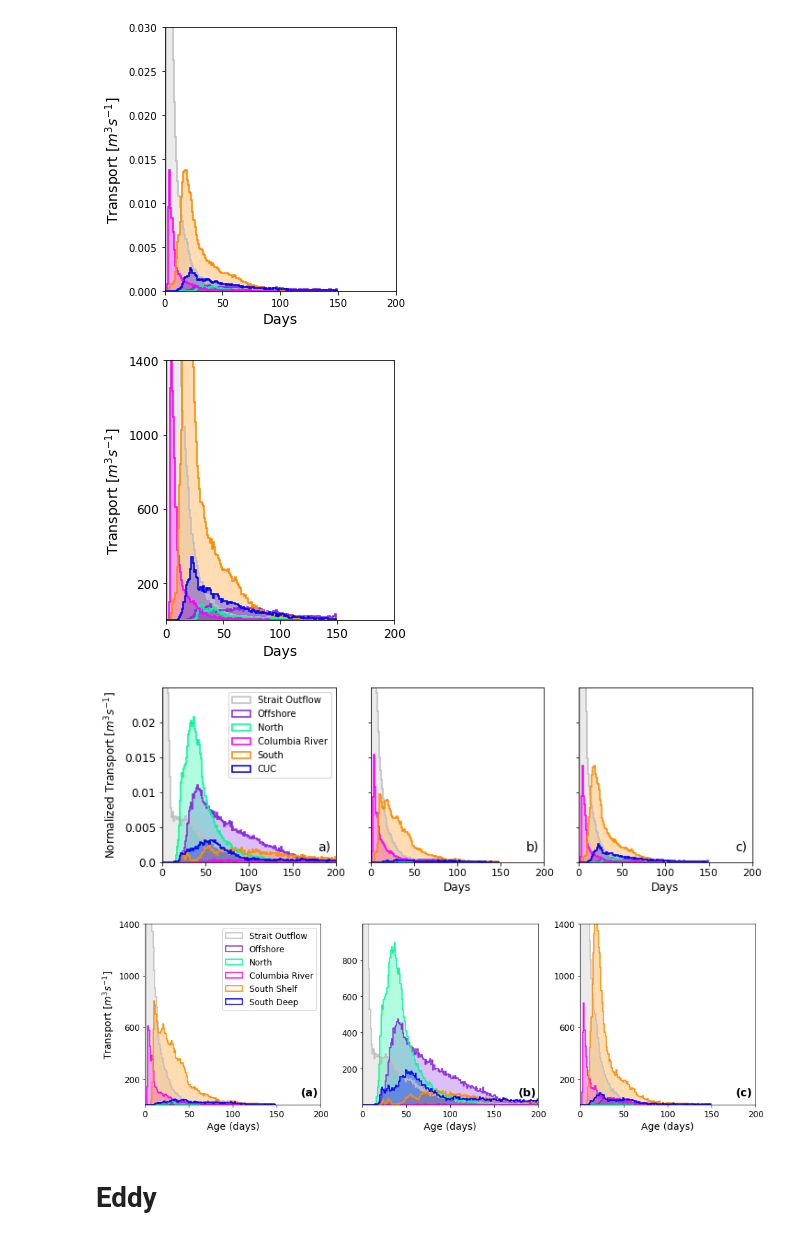
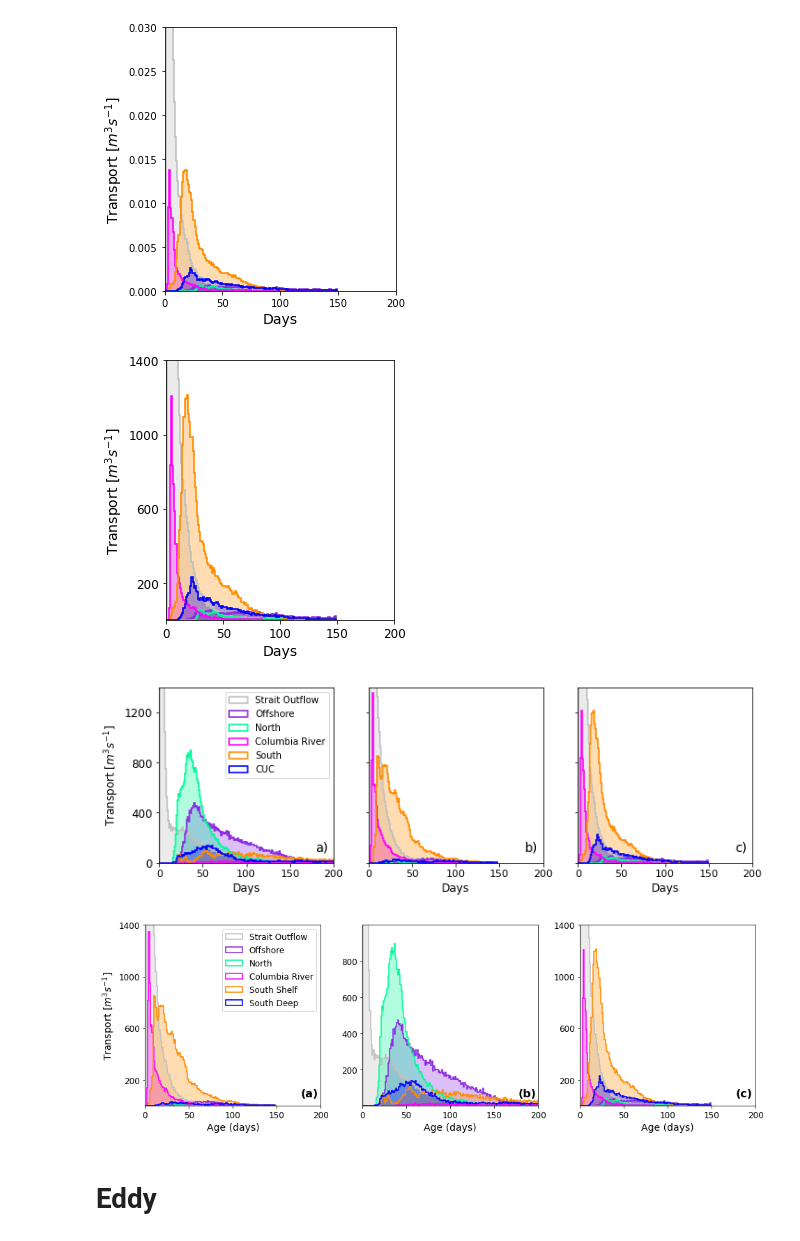
Before and after one commit to UBC-MOAD/analysis-becca, a Jupyter notebook: Ariane/TimeCIOPS.ipynb, the cells around one changed output. Drawn from its saved outputs; the diff is of its cells as text; code cells hidden in the pictures.

Commit message:
first review draft figure edits

```diff
--- a/Ariane/TimeCIOPS.ipynb
+++ b/Ariane/TimeCIOPS.ipynb
@@ -225,7 +228,7 @@ W17south_age = data.final_age[np.logical_or((data.final_section==Sshelf),(data.f
 W17fresh_age = data.final_age[np.logical_or((data.final_section==Sshelf),(data.final_section==Sslope)) & (data.final_x > offcut) & (data.final_salt < saltdiv) & (data.init_t >= win_start[0]) & (data.init_t <= win_end[-1])].astype('float')*to_days
 W17loop_age = data.final_age[(data.final_section==0) & (abs(data.init_t-data.final_t) > tide) & (data.init_t >= win_start[0]) & (data.init_t <= win_end[-1])].astype('float')*to_days
 # %%
-time = -(sum_start[2]) + (sum_end[-1]) + 1
+time = -(win_start[0]) + (win_end[-1]) + 1
 W17off_tr = data.final_transp[np.logical_or((data.final_section==Offshore),(data.final_section==Sslope)) & (data.final_x <= offcut) & (data.init_t >= win_start[0]) & (data.init_t <= win_end[-1])]/time
 W17north_tr = data.final_transp[(data.final_section==North) & (data.init_t >= win_start[0]) & (data.init_t <= win_end[-1])]/time
 W17cuc_tr = data.final_transp[np.logical_or((data.final_section==Sshelf),(data.final_section==Sslope)) & (data.final_x > offcut) & (data.final_salt >= sdiv) & (data.init_t >= win_start[0]) & (data.init_t <= win_end[-1])]/time
@@ -275,48 +282,50 @@ ax.set_ylim([0,1400])
 plt.tight_layout()
 # plt.savefig("./figures/W17Time.pdf")
 # %% [output]
-[figure, old version]
+[figure, new version]
 # %%
 # all together in one figure
 fig, ax = plt.subplots(1,3, figsize = (11.5,3.5))
 
 colours = ['b', 'darkorange', 'magenta', 'mediumspringgreen', 'blueviolet', 'silver']
 
 letter = ['a)','b)','c)']
 k=0
 for axs in ax:
     axs.set_xticks(np.arange(0,201,50))
     axs.set_xticklabels(np.arange(0,201,50),fontsize=11)
-    axs.set_yticks(np.arange(0,0.021,0.005))
+    axs.set_yticks(np.arange(0,1401,400))
     axs.set_xlim([0,200])
-    axs.set_ylim([0,0.025])
+    axs.set_ylim([0,1400])
     axs.set_xlabel('Days',fontsize=12)
     axs.text(.97, .05, letter[k], ha='right', va='bottom', transform=axs.transAxes, fontsize=14)
     k+=1
 
 
 
 # summer 2017
 bins = np.arange(0,300,1)
-n, _, _ = ax[0].hist([Scuc_age,Ssouth_age,Sfresh_age, Snorth_age, Soff_age, Sloop_age], bins=bins, weights=[Scuc_tr/Stotal, Ssouth_tr/Stotal, Sfresh_tr/Stotal, Snorth_tr/Stotal, Soff_tr/Stotal, Sloop_tr/Stotal], color = colours, label =['CUC', 'South', 'Columbia River', "North", "Offshore", 'Strait Outflow'], linewidth = 1.6, histtype='step', stacked=False, zorder=2)
-ax[0].hist([Scuc_age,Ssouth_age,Sfresh_age, Snorth_age, Soff_age, Sloop_age], bins=bins, weights=[Scuc_tr/Stotal, Ssouth_tr/Stotal, Sfresh_tr/Stotal, Snorth_tr/Stotal, Soff_tr/Stotal, Sloop_tr/Stotal], color = colours, histtype='stepfilled', alpha=0.3, stacked=False, zorder=1)
+n, _, _ = ax[0].hist([Scuc_age,Ssouth_age,Sfresh_age, Snorth_age, Soff_age, Sloop_age], bins=bins, weights=[Scuc_tr, Ssouth_tr, Sfresh_tr, Snorth_tr, Soff_tr, Sloop_tr], color = colours, label =['CUC', 'South', 'Columbia River', "North", "Offshore", 'Strait Outflow'], linewidth = 1.6, histtype='step', stacked=False, zorder=2)
+ax[0].hist([Scuc_age,Ssouth_age,Sfresh_age, Snorth_age, Soff_age, Sloop_age], bins=bins, weights=[Scuc_tr, Ssouth_tr, Sfresh_tr, Snorth_tr, Soff_tr, Sloop_tr], color = colours, histtype='stepfilled', alpha=0.3, stacked=False, zorder=1)
 
-ax[0].set_yticklabels(np.arange(0,0.021,0.005),fontsize=12)
-ax[0].set_ylabel('Normalized Transport [$m^{3}s^{-1}$]',fontsize=12)
+ax[0].set_yticklabels(np.arange(0,1401,400),fontsize=12)
+ax[0].set_ylabel('Transport [$m^{3}s^{-1}$]',fontsize=12)
 ax[0].legend()
 
 # winter 2016/17
 bins = np.arange(0,150,1)
-n, _, _ = ax[1].hist([W16cuc_age,W16south_age,W16fresh_age, W16north_age, W16off_age, W16loop_age], bins=bins, weights=[W16cuc_tr/W16total, W16south_tr/W16total, W16fresh_tr/W16total, W16north_tr/W16total, W16off_tr/W16total, W16loop_tr/W16total], color = colours, label =['South Deep', 'South Shelf', 'Columbia River', "North", "Offshore", "Strait Outflow"], linewidth = 1.6, histtype='step', stacked=False, zorder=2)
-ax[1].hist([W16cuc_age,W16south_age,W16fresh_age, W16north_age, W16off_age, W16loop_age], bins=bins, weights=[W16cuc_tr/W16total, W16south_tr/W16total, W16fresh_tr/W16total, W16north_tr/W16total, W16off_tr/W16total, W16loop_tr/W16total], color = colours, histtype='stepfilled', alpha=0.3, stacked=False, zorder=1)
+n, _, _ = ax[1].hist([W16cuc_age,W16south_age,W16fresh_age, W16north_age, W16off_age, W16loop_age], bins=bins, weights=[W16cuc_tr, W16south_tr, W16fresh_tr, W16north_tr, W16off_tr, W16loop_tr], color = colours, label =['South Deep', 'South Shelf', 'Columbia River', "North", "Offshore", "Strait Outflow"], linewidth = 1.6, histtype='step', stacked=False, zorder=2)
+ax[1].hist([W16cuc_age,W16south_age,W16fresh_age, W16north_age, W16off_age, W16loop_age], bins=bins, weights=[W16cuc_tr, W16south_tr, W16fresh_tr, W16north_tr, W16off_tr, W16loop_tr], color = colours, histtype='stepfilled', alpha=0.3, stacked=False, zorder=1)
 ax[1].set_yticklabels([])
 
 # winter 2017/18
-n, _, _ = ax[2].hist([W17cuc_age,W17south_age,W17fresh_age, W17north_age, W17off_age, W17loop_age], bins=bins, weights=[W17cuc_tr/W17total, W17south_tr/W17total, W17fresh_tr/W17total, W17north_tr/W17total, W17off_tr/W17total, W17loop_tr/W17total], color = colours, label =['South Deep', 'South Shelf', 'Columbia River', "North", "Offshore", "Strait Outflow"], linewidth = 1.6, histtype='step', stacked=False, zorder=2)
-ax[2].hist([W17cuc_age,W17south_age,W17fresh_age, W17north_age, W17off_age, W17loop_age], bins=bins, weights=[W17cuc_tr/W17total, W17south_tr/W17total, W17fresh_tr/W17total, W17north_tr/W17total, W17off_tr/W17total, W17loop_tr/W17total], color = colours, histtype='stepfilled', alpha=0.3, stacked=False, zorder=1)
+n, _, _ = ax[2].hist([W17cuc_age,W17south_age,W17fresh_age, W17north_age, W17off_age, W17loop_age], bins=bins, weights=[W17cuc_tr, W17south_tr, W17fresh_tr, W17north_tr, W17off_tr, W17loop_tr], color = colours, label =['South Deep', 'South Shelf', 'Columbia River', "North", "Offshore", "Strait Outflow"], linewidth = 1.6, histtype='step', stacked=False, zorder=2)
+ax[2].hist([W17cuc_age,W17south_age,W17fresh_age, W17north_age, W17off_age, W17loop_age], bins=bins, weights=[W17cuc_tr, W17south_tr, W17fresh_tr, W17north_tr, W17off_tr, W17loop_tr], color = colours, histtype='stepfilled', alpha=0.3, stacked=False, zorder=1)
 ax[2].set_yticklabels([]);
+
+plt.savefig("./figures/Time.pdf")
 # %% [output]
-[figure, old version]
+[figure, new version]
 # %%
 # all together in one figure
 fig, ax = plt.subplots(1,3, figsize = (13.5,4.5))
@@ -372,7 +381,7 @@ ax[2].text(177, 70, '(c)', weight= "bold", fontsize=16)
 plt.tight_layout()
 plt.savefig("./figures/Time.pdf")
 # %% [output]
-[figure, old version]
+[figure, new version]
 # %% [markdown]
 # Eddy
 # %%
```
Also changed, not shown: parts of 6 cells of this notebook, 5 other files.
